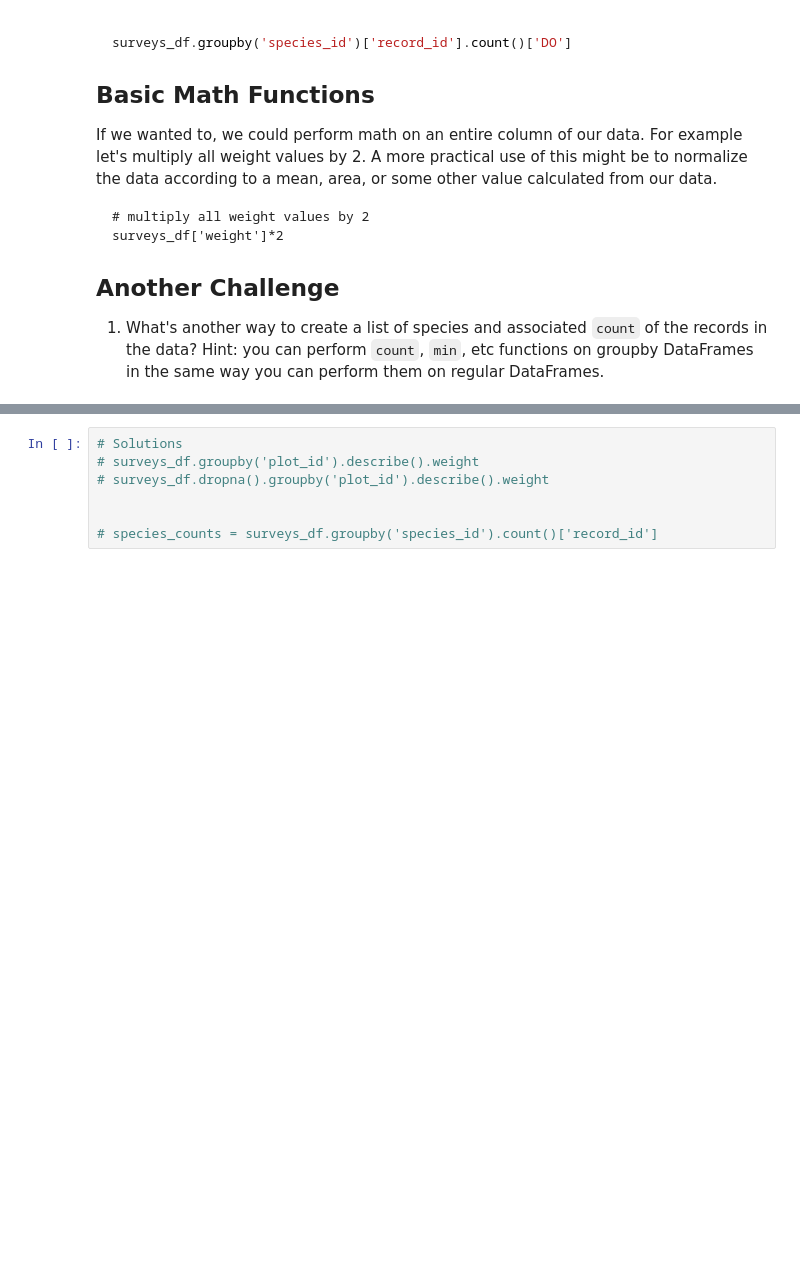
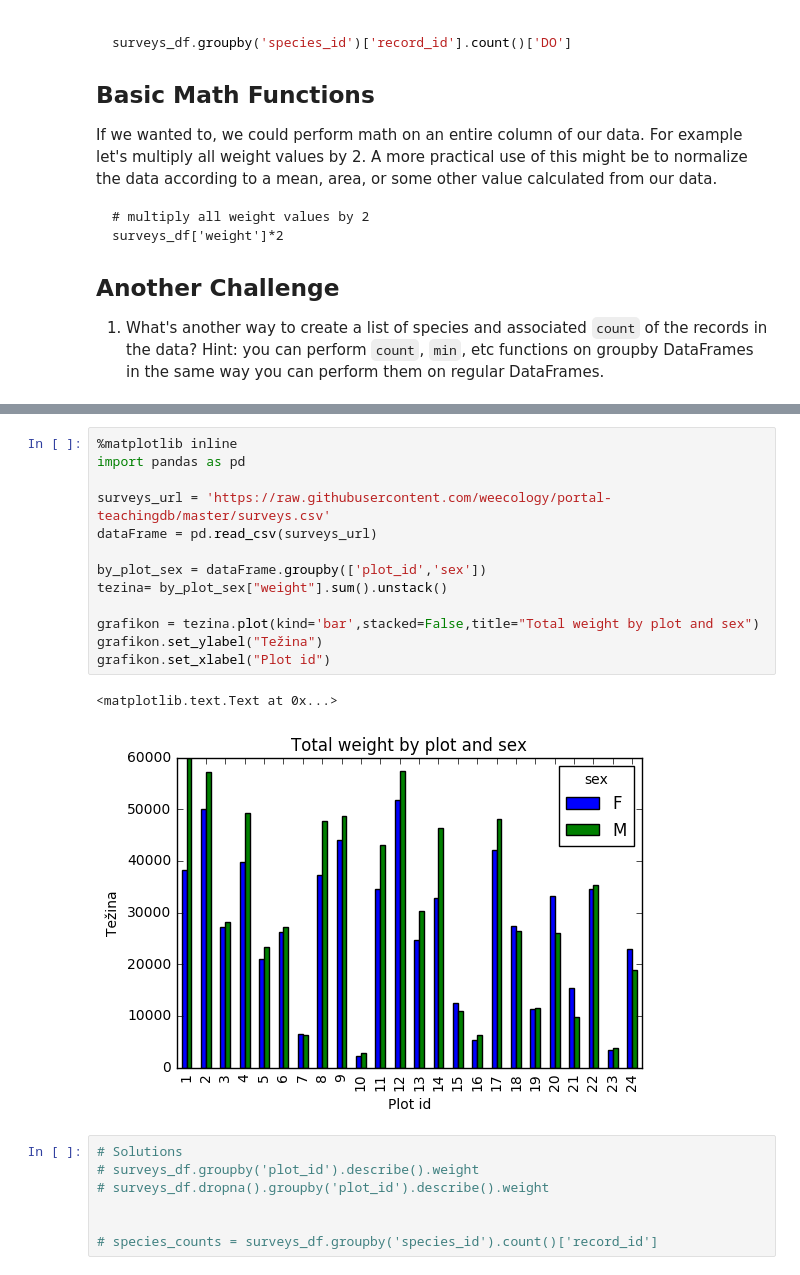
Before and after one commit to raid3500/ipynb, a Jupyter notebook: 01-starting-with-data.ipynb, the cells around one changed output, grey strips where cells are left out. Drawn from its saved outputs; the diff is of its cells as text; blank space fills up the shorter version.

````diff
--- a/01-starting-with-data.ipynb
+++ b/01-starting-with-data.ipynb
@@ -578,6 +706,22 @@ s_plot.set_xlabel("Plot")
 ```
 
 ![Stacked Bar Plot](../img/stackedBar.png)
+# %%
+%matplotlib inline
+import pandas as pd
+
+surveys_url = 'https://raw.githubusercontent.com/weecology/portal-teachingdb/master/surveys.csv'
+dataFrame = pd.read_csv(surveys_url)
+
+by_plot_sex = dataFrame.groupby(['plot_id','sex'])
+tezina= by_plot_sex["weight"].sum().unstack()
+
+grafikon = tezina.plot(kind='bar',stacked=False,title="Total weight by plot and sex")
+grafikon.set_ylabel("Težina")
+grafikon.set_xlabel("Plot id")
+# %% [output]
+<matplotlib.text.Text at 0x...>
+[figure, added]
 # %%
 # Solutions
 # surveys_df.groupby('plot_id').describe().weight
````
Also changed, not shown: parts of 9 cells of this notebook, 3 other files.
